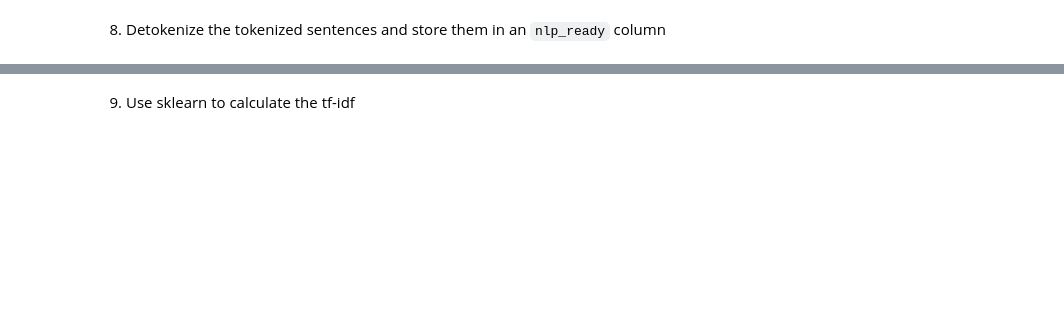
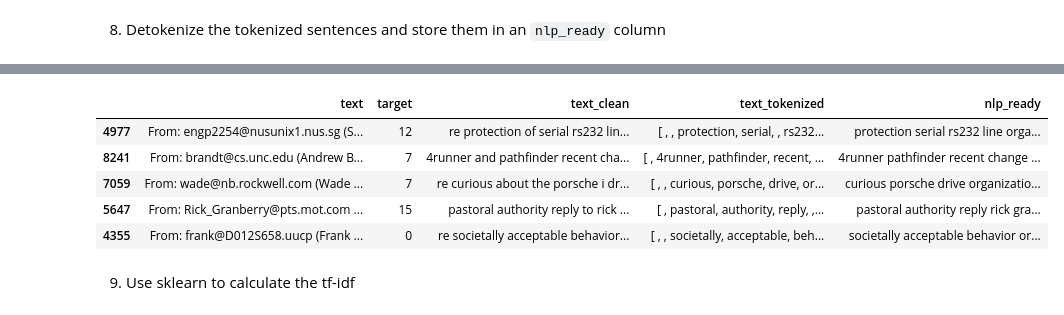
Before and after one commit to qxzjy/dsfs-ft-34, a Jupyter notebook: 06_UNSUPERVISED_MACHINE_LEARNING/05_TOPIC_MODELING/02_EXERCICES/01-Topic_modeling.ipynb, the cells around one changed output, grey strips where cells are left out. Cells and saved outputs as stored; diff of their text form; code cells hidden in the pictures; blank space fills up the shorter version.

````diff
--- a/06_UNSUPERVISED_MACHINE_LEARNING/05_TOPIC_MODELING/02_EXERCICES/01-Topic_modeling.ipynb
+++ b/06_UNSUPERVISED_MACHINE_LEARNING/05_TOPIC_MODELING/02_EXERCICES/01-Topic_modeling.ipynb
@@ -49,0 +68,5 @@ This module contains two loaders. The first one,
+# %%
+corpus["text_clean"] = corpus['text'].apply(lambda x: x.split("Subject:")[1])
+corpus["text_clean"] = corpus["text_clean"].str.replace(r"[^A-Za-z0-9 ]+", " ", regex = True)
+corpus["text_clean"] = corpus["text_clean"].apply(lambda x : x.lower())
+corpus.head()
@@ -50,4 +80,6 @@ This module contains two loaders. The first one,
 # %% [markdown]
 6. Create an object nlp with ```en_core_web_sm.load```
+# %%
+nlp = en_core_web_sm.load()
 # %% [markdown]
 7. Tokenize the cleaned sentences and remove english stopwords
@@ -72,2 +98,12 @@ This module contains two loaders. The first one,
+# %%
+corpus["nlp_ready"] = corpus["text_tokenized"].apply(lambda x: ' '.join(x))
+corpus.head()
+# %% [output]
+|  | text | target | text_clean | text_tokenized | nlp_ready |
+| 4977 | From: engp2254@nusunix1.nus.sg (S... | 12 | re protection of serial rs232 lin... | [ , , protection, serial, , rs232... | protection serial rs232 line orga... |
+| 8241 | From: brandt@cs.unc.edu (Andrew B... | 7 | 4runner and pathfinder recent cha... | [ , 4runner, pathfinder, recent, ... | 4runner pathfinder recent change ... |
+| 7059 | From: wade@nb.rockwell.com (Wade ... | 7 | re curious about the porsche i dr... | [ , , curious, porsche, drive, or... | curious porsche drive organizatio... |
+| 5647 | From: Rick_Granberry@pts.mot.com ... | 15 | pastoral authority reply to rick ... | [ , pastoral, authority, reply, ,... | pastoral authority reply rick gra... |
+| 4355 | From: frank@D012S658.uucp (Frank ... | 0 | re societally acceptable behavior... | [ , , societally, acceptable, beh... | societally acceptable behavior or... |
 # %% [markdown]
 9. Use sklearn to calculate the tf-idf
````
Also changed, not shown: parts of 21 cells of this notebook, 1 other file.
